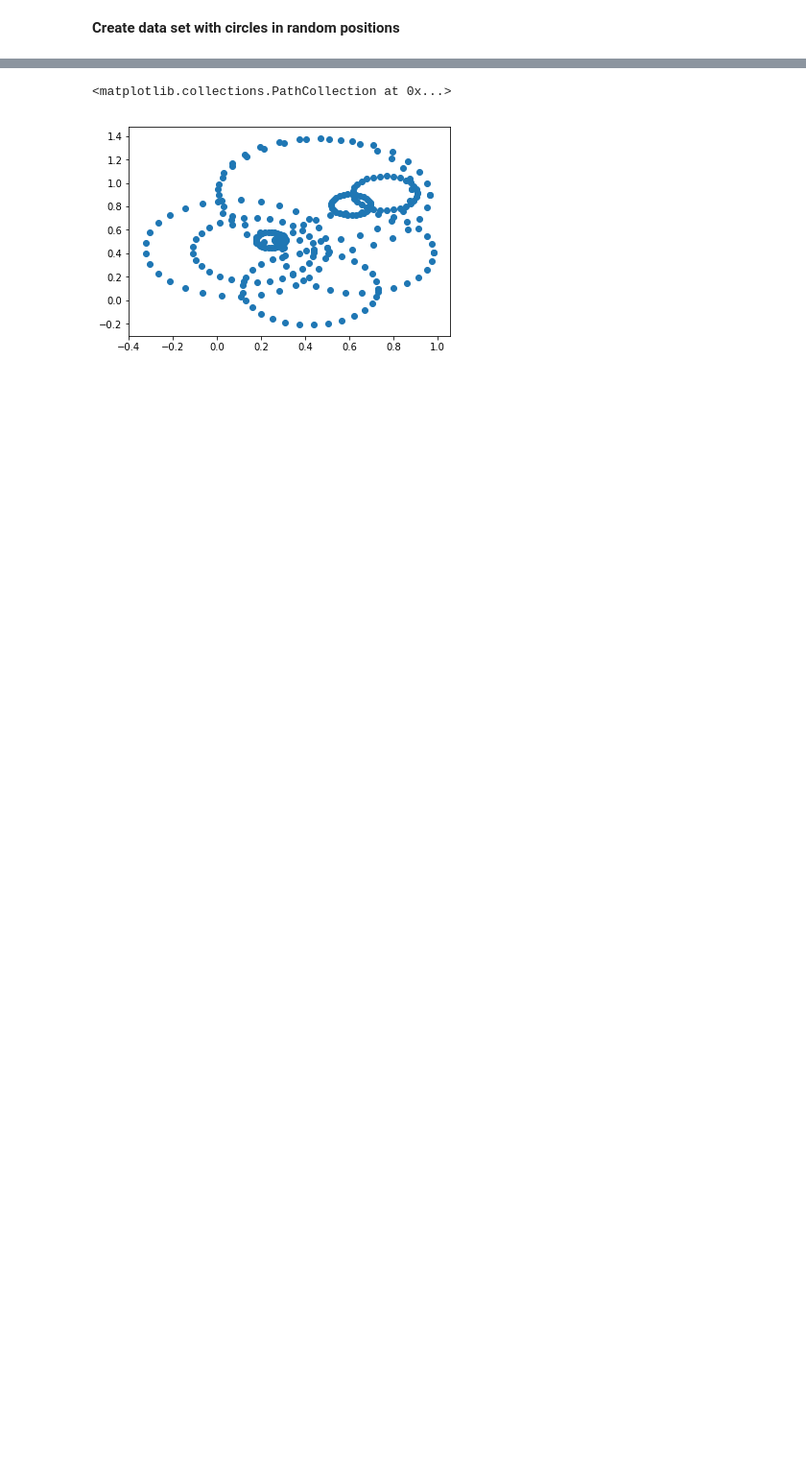
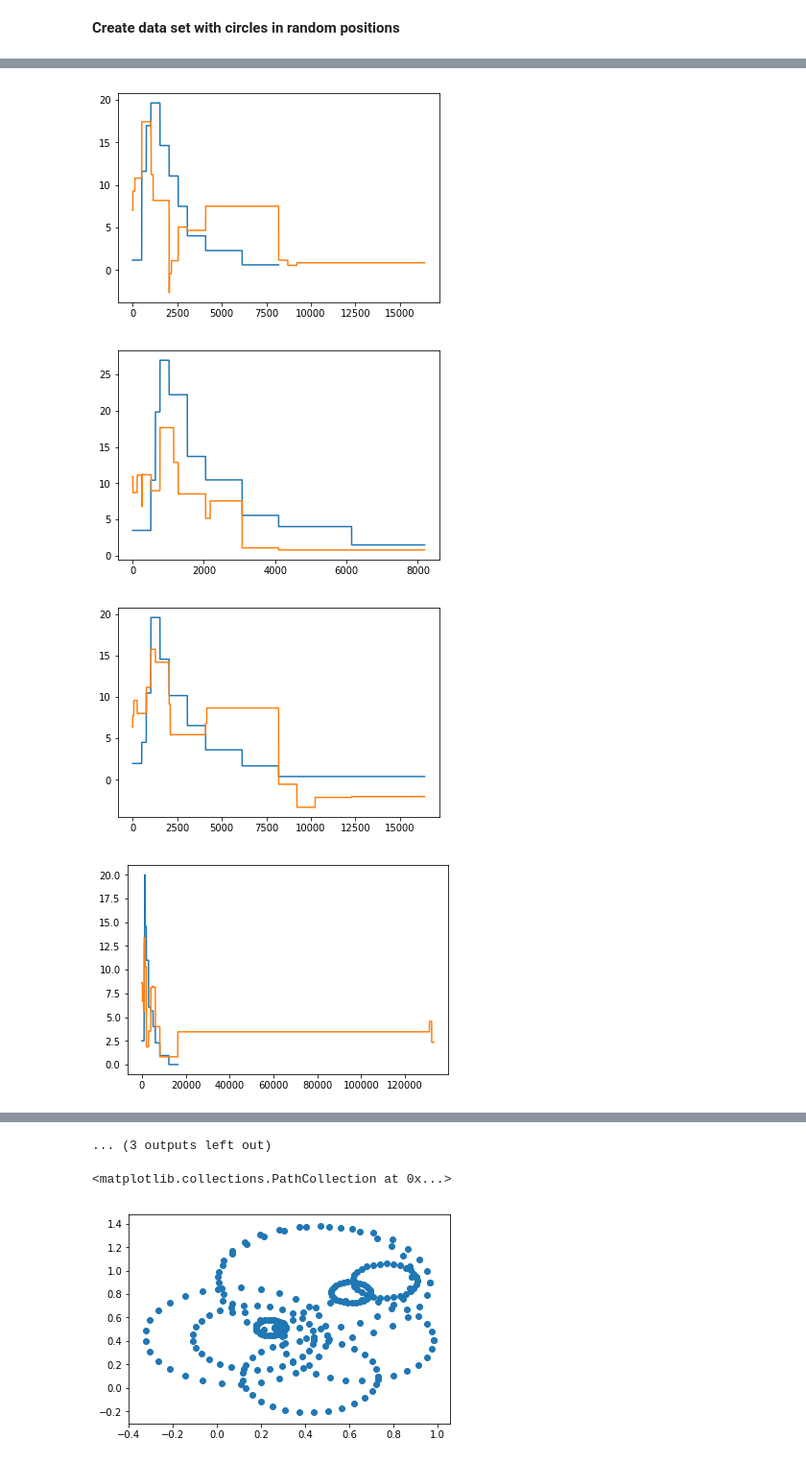
Before and after one commit to dcarmod2/PersHomNoSimplices, a Jupyter notebook: Prepare_data.ipynb, the cells around one changed output, grey strips where cells are left out. Shown: that part at 96% size. Saved outputs shown, nothing was run; the diff lists cells and outputs as text; code cells hidden in the pictures; blank space fills up the shorter version.

```diff
--- a/Prepare_data.ipynb
+++ b/Prepare_data.ipynb
@@ -166,2 +193,13 @@ model.compile(optimizer='adam',
+# %%
+Input_conv = tf.keras.layers.Input((300,2))
+
+Out1_conv = conv_layer(Input_conv,activation='linear',outname='coeff')
+Out2_conv = conv_layer(Input_conv,activation='relu',outname='wl')
+Out3_conv = conv_layer(Input_conv,activation='relu',outname='pos')
+
+model_conv = tf.keras.Model(inputs = Input_conv, outputs = [Out1_conv,Out2_conv,Out3_conv])
+model_conv.compile(optimizer='adam',
+              loss='mean_squared_error',
+             )
 # %%
 logdir="logs/fit/"
@@ -247,0 +270,2 @@ ________________________________________________________________________________
+# %%
+model_conv.fit(arr_inputs,[outputs1,outputs2log,outputs3log],epochs=100,callbacks=[tensorboard_callback])
@@ -247,0 +291,13 @@ ________________________________________________________________________________
+# %%
+for i in range(0,15):
+    plt.figure()
+    plt.plot(plot_outputs(outputs1[i],outputs2log[i],outputs3log[i]))
+    sample_input = arr_inputs[i:i+1][0].copy()
+    #random.shuffle(sample_input)
+    sample_input = np.expand_dims(sample_input,0)
+    plt.plot(plot_outputs(*[x[0] for x in model_conv.predict(sample_input)]))
+# %% [output]
+[figure, added]
+[figure, added]
+[figure, added]
+[figure, added]
@@ -248,3 +312,4 @@ ________________________________________________________________________________
+... (3 outputs left out)
 # %%
 plt.scatter(inputs[16][:,0],inputs[16][:,1])
 # %% [output]
```
Also changed, not shown: parts of 19 cells of this notebook.
